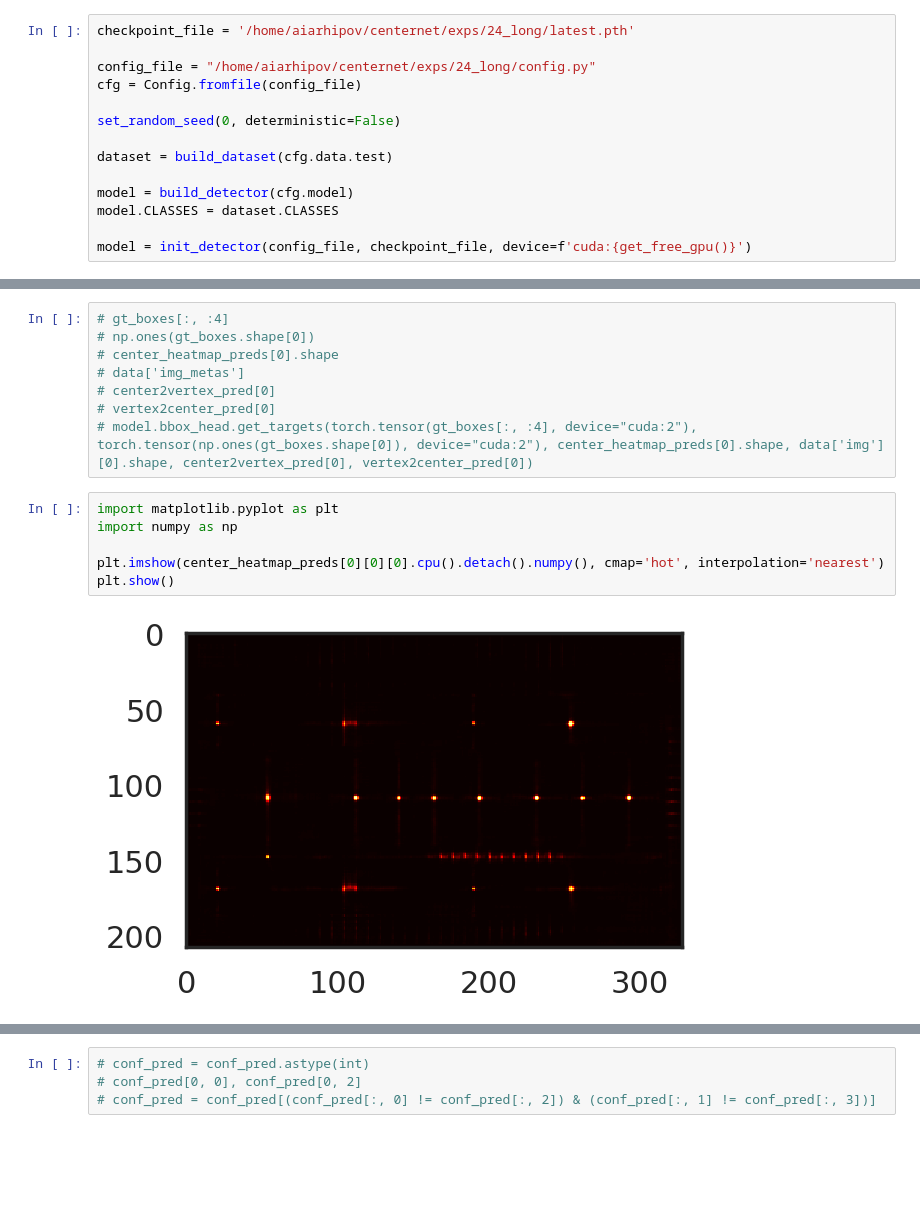
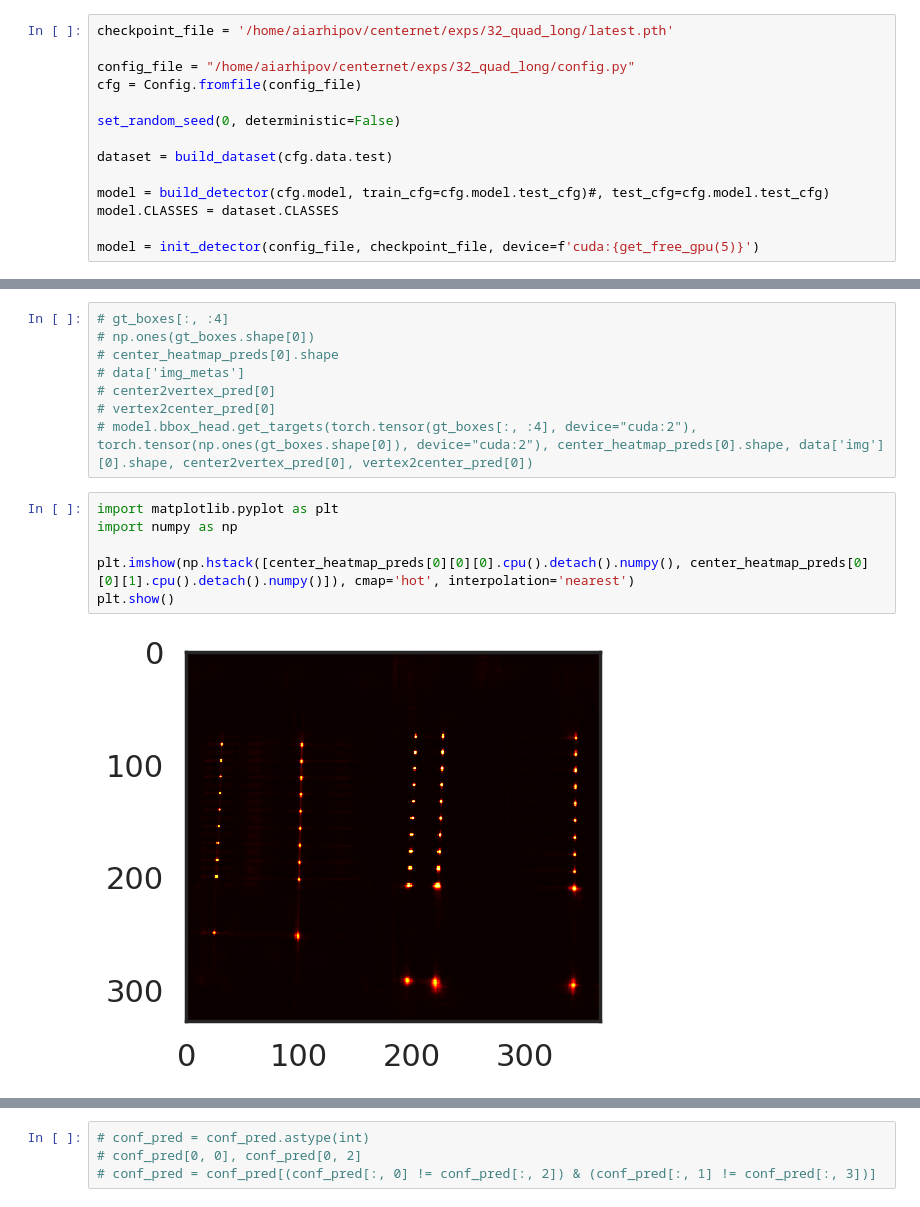
Before and after one commit to ArchieAlexArkhipov/Cycle-CenterNet-experiments, a Jupyter notebook: post-processing/eval_bad_model.ipynb, the cells around one changed output, grey strips where cells are left out. Saved outputs shown, nothing was run; the diff lists cells and outputs as text; blank space fills up the shorter version.

Commit message:
32 quad long

```diff
--- a/post-processing/eval_bad_model.ipynb
+++ b/post-processing/eval_bad_model.ipynb
@@ -42,16 +66,16 @@ def get_free_gpu(force_gpu=None):
 # %%
-checkpoint_file = '/home/aiarhipov/centernet/exps/24_long/latest.pth'
+checkpoint_file = '/home/aiarhipov/centernet/exps/32_quad_long/latest.pth'
 
-config_file = "/home/aiarhipov/centernet/exps/24_long/config.py"
+config_file = "/home/aiarhipov/centernet/exps/32_quad_long/config.py"
 cfg = Config.fromfile(config_file)
 
 set_random_seed(0, deterministic=False)
 
 dataset = build_dataset(cfg.data.test)
 
-model = build_detector(cfg.model)
+model = build_detector(cfg.model, train_cfg=cfg.model.test_cfg)#, test_cfg=cfg.model.test_cfg)
 model.CLASSES = dataset.CLASSES
 
-model = init_detector(config_file, checkpoint_file, device=f'cuda:{get_free_gpu()}')
+model = init_detector(config_file, checkpoint_file, device=f'cuda:{get_free_gpu(5)}')
 # %% [output]
 loading annotations into memory...
@@ -175,11 +322,11 @@ center_heatmap_preds, offset_preds, center2vertex_pred, vertex2center_pred = mod
 # %%
 import matplotlib.pyplot as plt
 import numpy as np
 
-plt.imshow(center_heatmap_preds[0][0][0].cpu().detach().numpy(), cmap='hot', interpolation='nearest')
+plt.imshow(np.hstack([center_heatmap_preds[0][0][0].cpu().detach().numpy(), center_heatmap_preds[0][0][1].cpu().detach().numpy()]), cmap='hot', interpolation='nearest')
 plt.show()
 # %% [output]
-[figure, old version]
+[figure, new version]
 # %%
 import matplotlib.pyplot as plt
 import numpy as np
```
Also changed, not shown: parts of 13 cells of this notebook, 6 other files.
